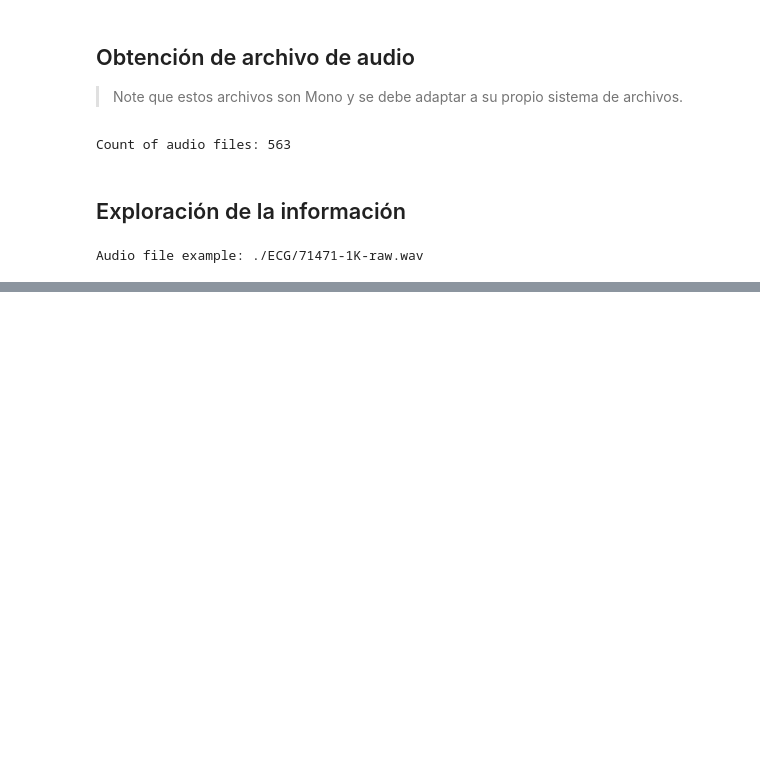
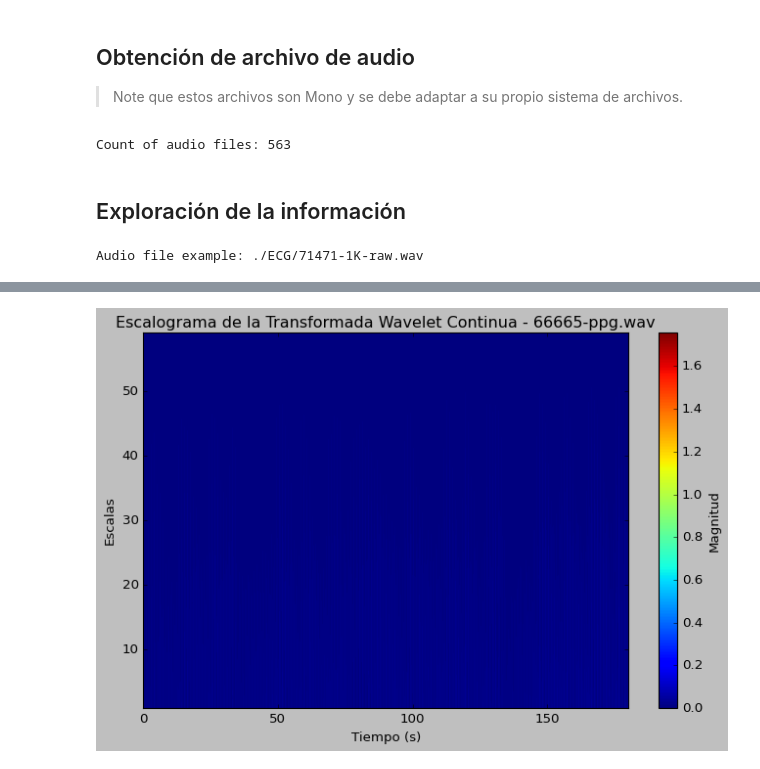
Before and after one commit to DanielSarmiento04/ECG-PPG-Joint-Analysis-Algorithm, a Jupyter notebook: ECG_PPG_BM.ipynb, the cells around one changed output, grey strips where cells are left out. Cells and saved outputs as stored; diff of their text form; code cells hidden in the pictures; blank space fills up the shorter version.

```diff
--- a/ECG_PPG_BM.ipynb
+++ b/ECG_PPG_BM.ipynb
@@ -112,0 +138,38 @@ plt.show()
+# %%
+sample_rate, audio_data = wav.read(audio_file_example)
+audio_data = audio_data / np.max(np.abs(audio_data))
+# %%
+# Parámetros de la CWT
+wavelet = 'cmor'  # Se puede cambiar por otra wavelet, como 'cmor' o 'gaus'
+scales = np.arange(1, 60)  # Rango de escalas para la CWT
+# %%
+# Aplicar CWT a la señal de ECG
+coefficients, frequencies = pywt.cwt(
+    audio_data,
+    scales,
+    wavelet,
+    1 / sample_rate
+)
+# %%
+# Graficar el escalograma
+plt.figure(figsize=(10, 6))
+plt.imshow(
+    np.abs(coefficients),
+    extent=[
+        0,
+        len(audio_data)/sample_rate,
+        1,
+        max(scales)
+    ],
+    cmap='jet',
+    aspect='auto',
+    vmax=np.max(np.abs(coefficients)),
+    vmin=0
+)
+plt.colorbar(label='Magnitud')
+plt.xlabel('Tiempo (s)')
+plt.ylabel('Escalas')
+plt.title(f'Escalograma de la Transformada Wavelet Continua - {audio_file_example_path}')
+plt.show()
+# %% [output]
+[figure, added]
```
Also changed, not shown: parts of 9 cells of this notebook.
